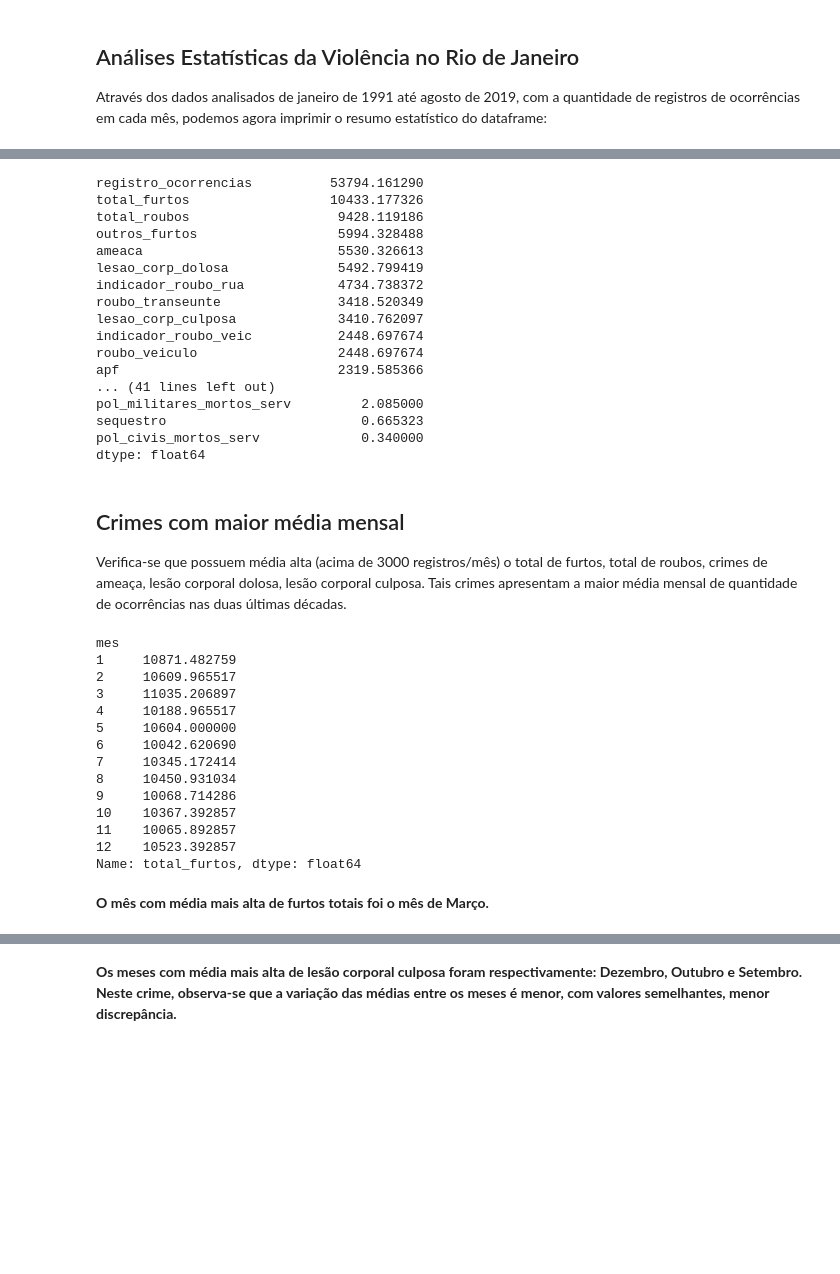
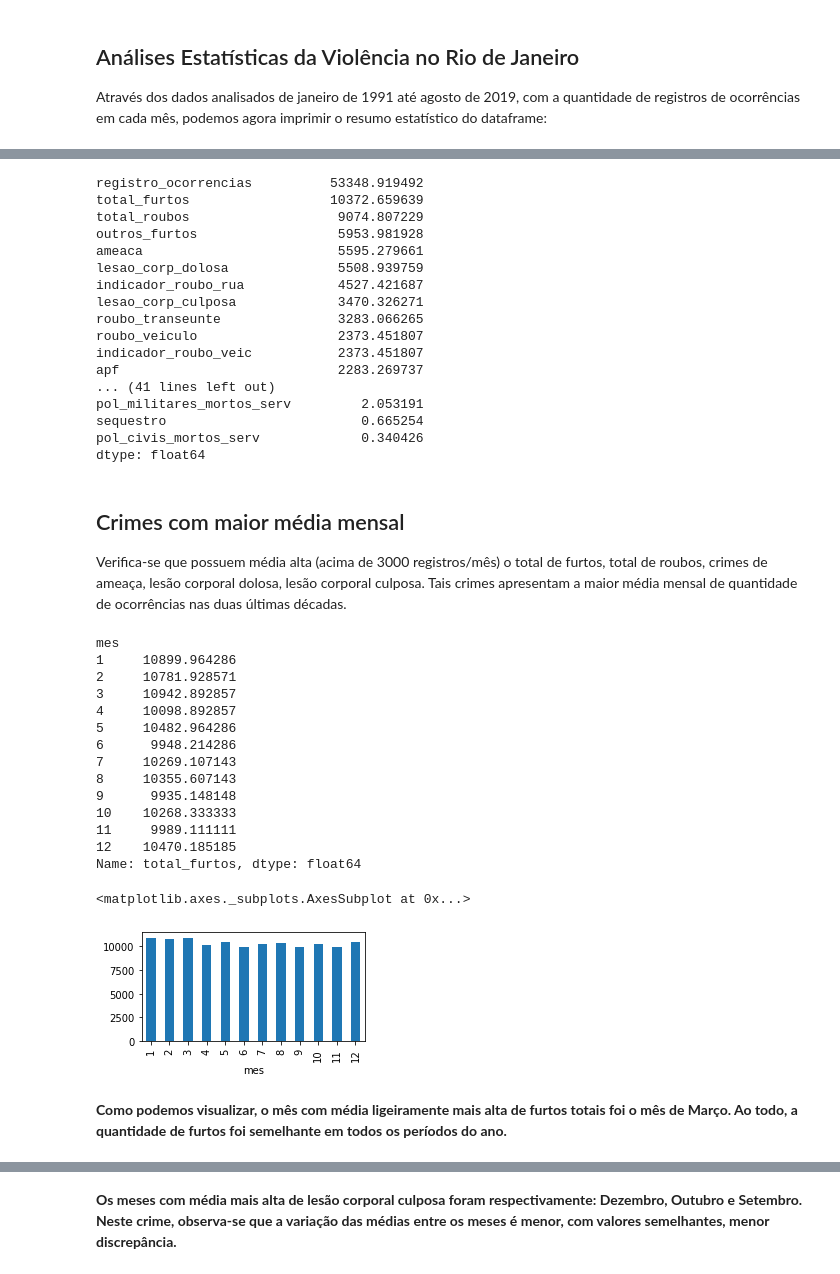
Before and after one commit to adrianadamata/Data_Science_Analise_Dados_Violencia_RJ, a Jupyter notebook: PROJETO_2_Analisando_a_Violência_no_Rio_de_Janeirob.ipynb, the cells around one changed output, grey strips where cells are left out. Drawn from its saved outputs; the diff is of its cells as text; code cells hidden in the pictures; blank space fills up the shorter version.

```diff
--- a/PROJETO_2_Analisando_a_Violência_no_Rio_de_Janeirob.ipynb
+++ b/PROJETO_2_Analisando_a_Violência_no_Rio_de_Janeirob.ipynb
@@ -170,3 +213,6 @@ dtype: float64
+# %%
+df_clean = df.copy()
+df_clean.drop(df_clean[df_clean.vano == 2017].index, axis=0, inplace=True)
 # %% [markdown]
 ## Análises Estatísticas da Violência no Rio de Janeiro
 
@@ -186,45 +233,49 @@ df.describe()
 # %%
-df.mean().sort_values(ascending = False)
+df_clean.mean().sort_values(ascending = False)
 # %% [output]
-registro_ocorrencias          53794.161290
-total_furtos                  10433.177326
-total_roubos                   9428.119186
-outros_furtos                  5994.328488
-ameaca                         5530.326613
-lesao_corp_dolosa              5492.799419
-indicador_roubo_rua            4734.738372
-roubo_transeunte               3418.520349
-lesao_corp_culposa             3410.762097
-indicador_roubo_veic           2448.697674
-roubo_veiculo                  2448.697674
-apf                            2319.585366
+registro_ocorrencias          53348.919492
+total_furtos                  10372.659639
+total_roubos                   9074.807229
+outros_furtos                  5953.981928
+ameaca                         5595.279661
+lesao_corp_dolosa              5508.939759
+indicador_roubo_rua            4527.421687
+lesao_corp_culposa             3470.326271
+roubo_transeunte               3283.066265
+roubo_veiculo                  2373.451807
+indicador_roubo_veic           2373.451807
+apf                            2283.269737
 ... (41 lines left out)
-pol_militares_mortos_serv         2.085000
-sequestro                         0.665323
-pol_civis_mortos_serv             0.340000
+pol_militares_mortos_serv         2.053191
+sequestro                         0.665254
+pol_civis_mortos_serv             0.340426
 dtype: float64
 # %% [markdown]
 ## Crimes com maior média mensal
 Verifica-se que possuem média alta (acima de 3000 registros/mês) o total de furtos, total de roubos, crimes de ameaça, lesão corporal dolosa, lesão corporal culposa. Tais crimes apresentam a maior média mensal de quantidade de ocorrências nas duas últimas décadas.
 # %%
 # Média de Total de Furtos (1991 a 2019) separadas por mês: (mes 1 = janeiro; mes 12 = dezembro)
-df.groupby(['mes']).total_furtos.mean()
+media_furtos = df_clean.groupby(['mes']).total_furtos.mean()
+print(media_furtos)
+media_furtos.plot.bar(figsize=(4,2))
 # %% [output]
 mes
-1     10871.482759
-2     10609.965517
-3     11035.206897
-4     10188.965517
-5     10604.000000
-6     10042.620690
-7     10345.172414
-8     10450.931034
-9     10068.714286
-10    10367.392857
-11    10065.892857
-12    10523.392857
+1     10899.964286
+2     10781.928571
+3     10942.892857
+4     10098.892857
+5     10482.964286
+6      9948.214286
+7     10269.107143
+8     10355.607143
+9      9935.148148
+10    10268.333333
+11     9989.111111
+12    10470.185185
 Name: total_furtos, dtype: float64
+<matplotlib.axes._subplots.AxesSubplot at 0x...>
+[figure, added]
 # %% [markdown]
-**O mês com média mais alta de furtos totais foi o mês de Março.**
+**Como podemos visualizar, o mês com média ligeiramente mais alta de furtos totais foi o mês de Março. Ao todo, a quantidade de furtos foi semelhante em todos os períodos do ano.**
 # %%
 # Média de Total de Roubos (1991 a 2019) separadas por mês: (mes 1 = janeiro; mes 12 = dezembro)
```
Also changed, not shown: parts of 26 cells of this notebook.
